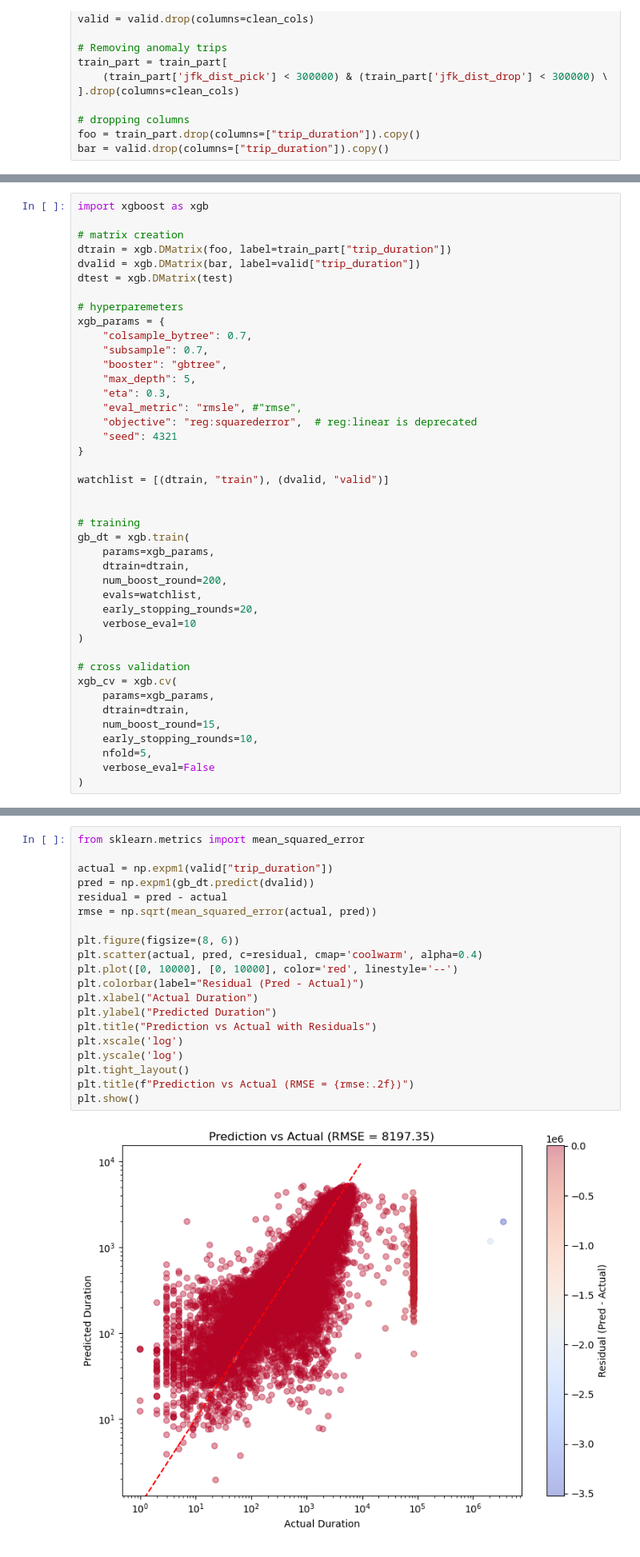
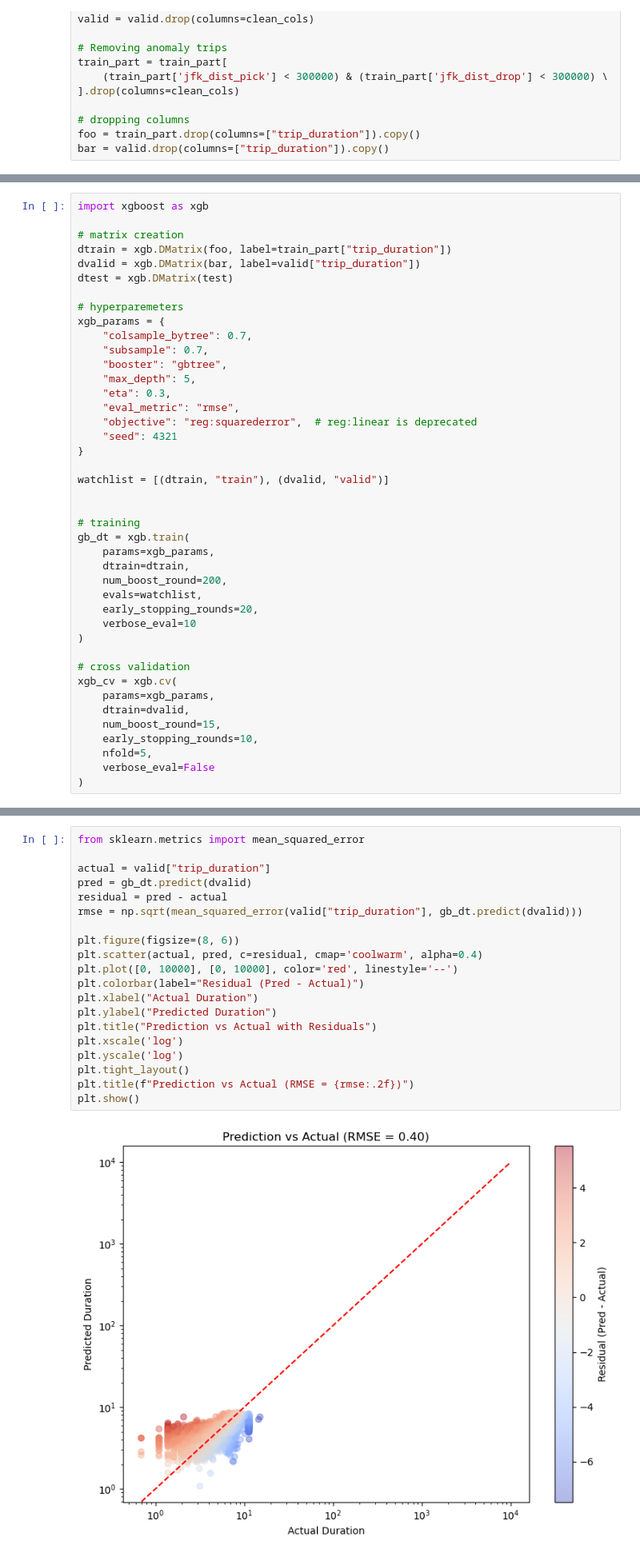
Before and after one commit to asa-eve/New-York-City-Taxi-Trip-Duration, a Jupyter notebook: ModelTraining_Tuning.ipynb, the cells around one changed output, grey strips where cells are left out. Shown at 80% size. Cells and saved outputs as stored; diff of their text form.

```diff
--- a/ModelTraining_Tuning.ipynb
+++ b/ModelTraining_Tuning.ipynb
@@ -349,7 +564,7 @@ xgb_params = {
     "booster": "gbtree",
     "max_depth": 5,
     "eta": 0.3,
-    "eval_metric": "rmsle", #"rmse",
+    "eval_metric": "rmse",
     "objective": "reg:squarederror",  # reg:linear is deprecated
     "seed": 4321
 }
@@ -370,7 +585,7 @@ gb_dt = xgb.train(
 # cross validation
 xgb_cv = xgb.cv(
     params=xgb_params,
-    dtrain=dtrain,
+    dtrain=dvalid,
     num_boost_round=15,
     early_stopping_rounds=10,
     nfold=5,
@@ -397,25 +612,25 @@ xgb_cv = xgb.cv(
 # %%
 from sklearn.metrics import mean_squared_error
 
-actual = np.expm1(valid["trip_duration"])
-pred = np.expm1(gb_dt.predict(dvalid))
+actual = valid["trip_duration"]
+pred = gb_dt.predict(dvalid)
 residual = pred - actual
-rmse = np.sqrt(mean_squared_error(actual, pred))
+rmse = np.sqrt(mean_squared_error(valid["trip_duration"], gb_dt.predict(dvalid)))
 
 plt.figure(figsize=(8, 6))
 plt.scatter(actual, pred, c=residual, cmap='coolwarm', alpha=0.4)
 plt.plot([0, 10000], [0, 10000], color='red', linestyle='--')
 plt.colorbar(label="Residual (Pred - Actual)")
 plt.xlabel("Actual Duration")
 plt.ylabel("Predicted Duration")
 plt.title("Prediction vs Actual with Residuals")
 plt.xscale('log')
 plt.yscale('log')
 plt.tight_layout()
 plt.title(f"Prediction vs Actual (RMSE = {rmse:.2f})")
 plt.show()
 # %% [output]
-[figure, old version]
+[figure, new version]
 # %%
 importance = xgb.plot_importance(gb_dt, importance_type='gain', show_values=False)
 plt.title("Feature Importance by Gain")
```
Also changed, not shown: parts of 28 cells of this notebook, 1 other file.
